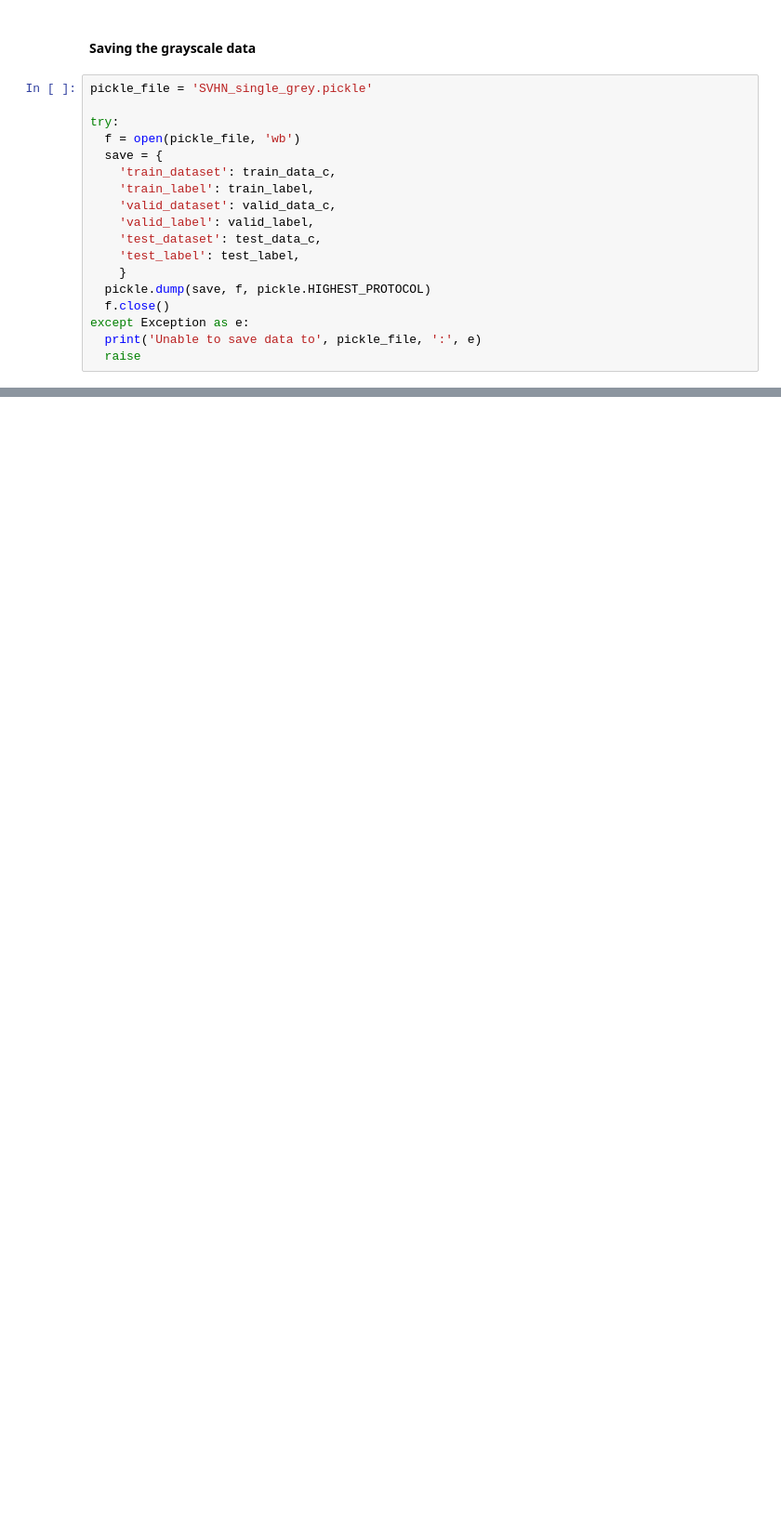
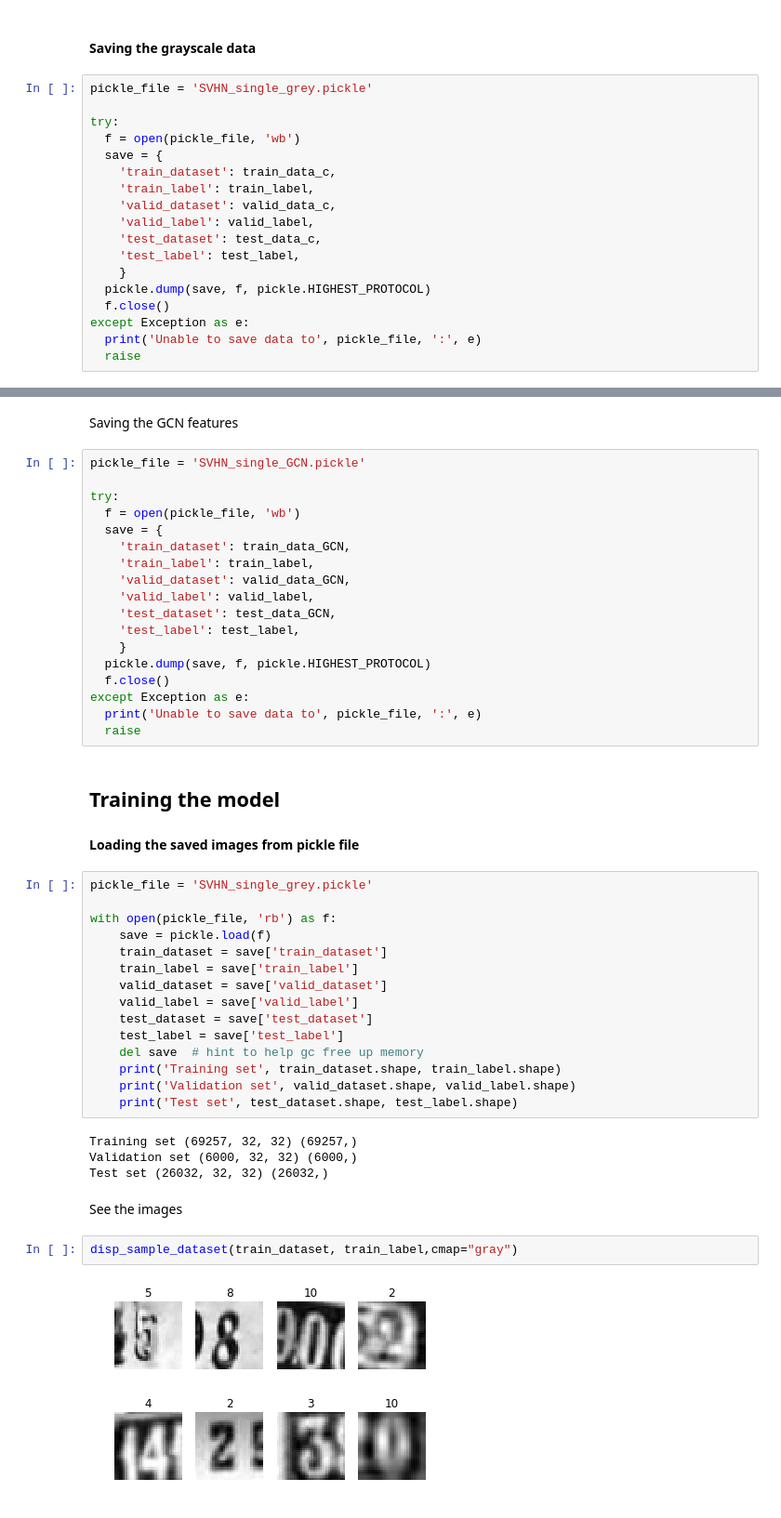
Before and after one commit to avs20/GNoidaMLBatch, a Jupyter notebook: SVHN_mini.ipynb, the cells around one changed output, grey strips where cells are left out. Shown: that part at 93% size. Drawn from its saved outputs; the diff is of its cells as text; blank space fills up the shorter version.

```diff
--- a/SVHN_mini.ipynb
+++ b/SVHN_mini.ipynb
@@ -276,0 +319,49 @@ except Exception as e:
+# %% [markdown]
+Saving the GCN features
+# %%
+pickle_file = 'SVHN_single_GCN.pickle'
+
+try:
+  f = open(pickle_file, 'wb')
+  save = {
+    'train_dataset': train_data_GCN,
+    'train_label': train_label,
+    'valid_dataset': valid_data_GCN,
+    'valid_label': valid_label,
+    'test_dataset': test_data_GCN,
+    'test_label': test_label,
+    }
+  pickle.dump(save, f, pickle.HIGHEST_PROTOCOL)
+  f.close()
+except Exception as e:
+  print('Unable to save data to', pickle_file, ':', e)
+  raise
+# %% [markdown]
+## Training the model
+
+#### Loading the saved images from pickle file
+# %%
+pickle_file = 'SVHN_single_grey.pickle'
+
+with open(pickle_file, 'rb') as f:
+    save = pickle.load(f)
+    train_dataset = save['train_dataset']
+    train_label = save['train_label']
+    valid_dataset = save['valid_dataset']
+    valid_label = save['valid_label']
+    test_dataset = save['test_dataset']
+    test_label = save['test_label']
+    del save  # hint to help gc free up memory
+    print('Training set', train_dataset.shape, train_label.shape)
+    print('Validation set', valid_dataset.shape, valid_label.shape)
+    print('Test set', test_dataset.shape, test_label.shape)
+# %% [output]
+Training set (69257, 32, 32) (69257,)
+Validation set (6000, 32, 32) (6000,)
+Test set (26032, 32, 32) (26032,)
+# %% [markdown]
+See the images
+# %%
+disp_sample_dataset(train_dataset, train_label,cmap="gray")
+# %% [output]
+[figure, added]
```
Also changed, not shown: parts of 17 cells of this notebook.
